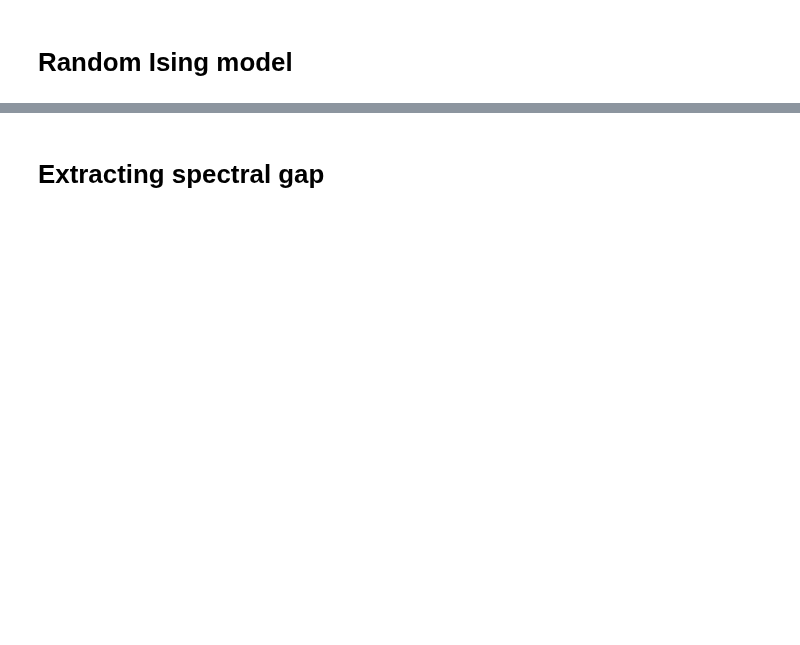
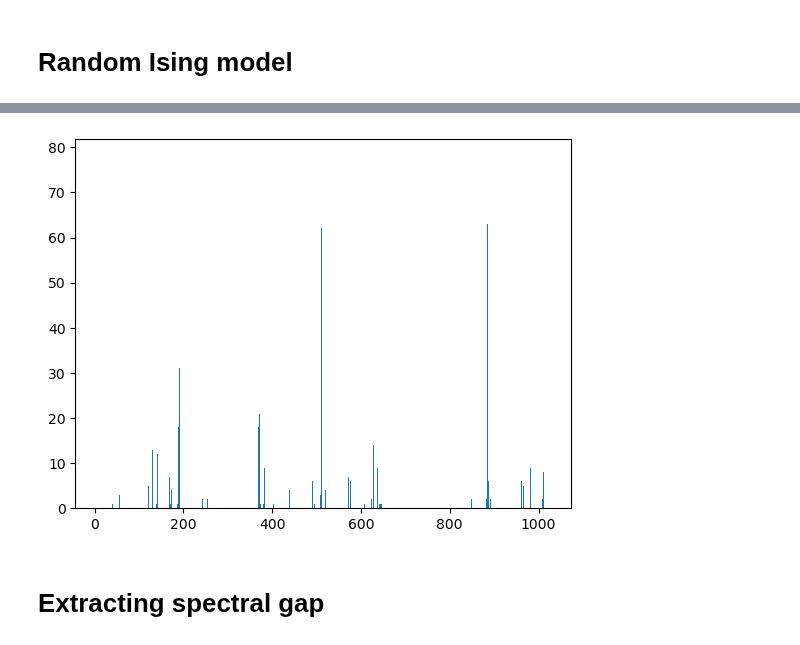
Before and after one commit to petr-ivashkov/quantum-mcmc, a Jupyter notebook: script.ipynb, the cells around one changed output, grey strips where cells are left out. Drawn from its saved outputs; the diff is of its cells as text; code cells hidden in the pictures; blank space fills up the shorter version.

```diff
--- a/script.ipynb
+++ b/script.ipynb
@@ -132,3 +141,7 @@ plt.bar(x,y)
+# %%
+plot_counts(counts)
+# %% [output]
+[figure, added]
 # %% [markdown]
 # Extracting spectral gap
 # %%
```
Also changed, not shown: parts of 22 cells of this notebook.
